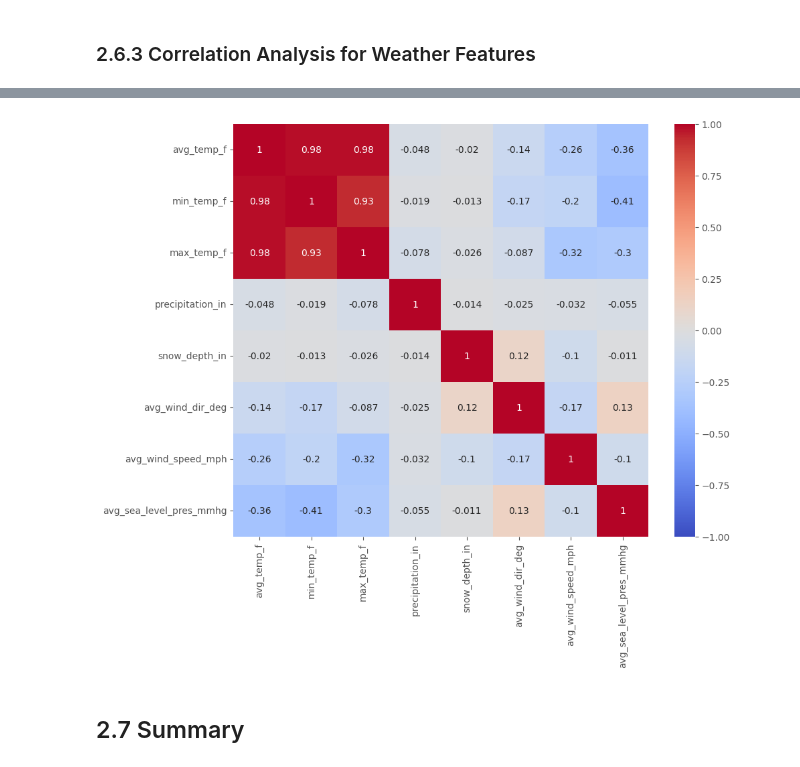
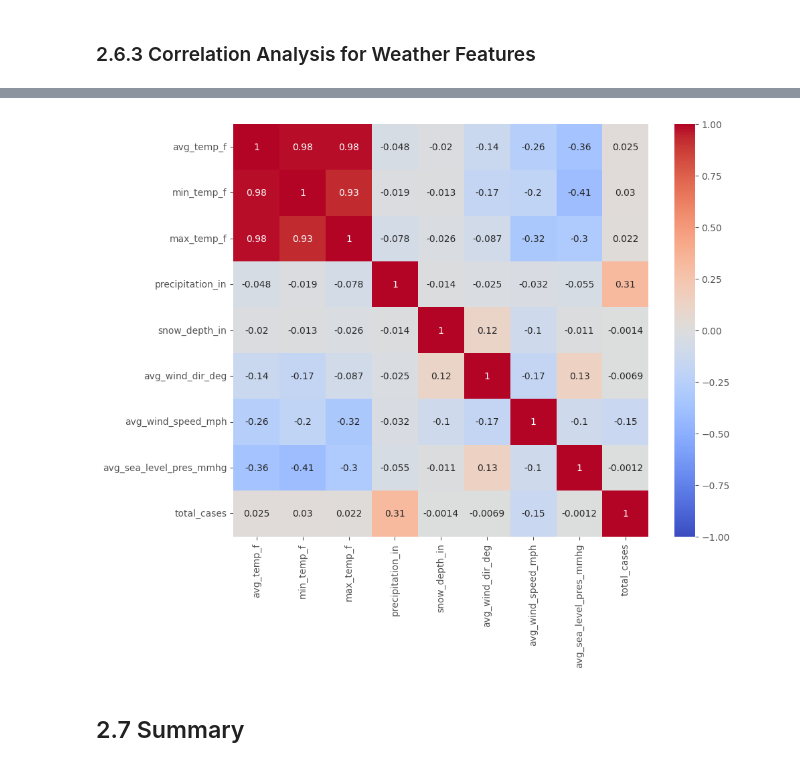
Before and after one commit to christinedbaxter/analyticsCapstone, a Jupyter notebook: notebooks/02_data_preprocessing.ipynb, the cells around one changed output, grey strips where cells are left out. Saved outputs shown, nothing was run; the diff lists cells and outputs as text; code cells hidden in the pictures.

```diff
--- a/notebooks/02_data_preprocessing.ipynb
+++ b/notebooks/02_data_preprocessing.ipynb
@@ -3817,14 +3826,14 @@ Index(['sex', 'age', 'cause', 'year', 'total_cases', 'total_cases_upper_ci',
       dtype='object')
 # %%
 weather_features = ['avg_temp_f', 'min_temp_f', 'max_temp_f', 'precipitation_in', 'snow_depth_in', 'avg_wind_dir_deg',\
-                     'avg_wind_speed_mph', 'avg_sea_level_pres_mmhg']
+                     'avg_wind_speed_mph', 'avg_sea_level_pres_mmhg', 'total_cases']
 correlation_matrix_weather = migraine_weather[weather_features].corr()
 
 plt.figure(figsize=(10, 8))
 sns.heatmap(correlation_matrix_weather, annot=True, cmap="coolwarm", vmin=-1, vmax=1)
 plt.show()
 # %% [output]
-[figure, old version]
+[figure, new version]
 # %% [markdown]
 ## 2.7 Summary
 # %% [markdown]
```
Also changed, not shown: parts of 13 cells of this notebook, 1 other file.
